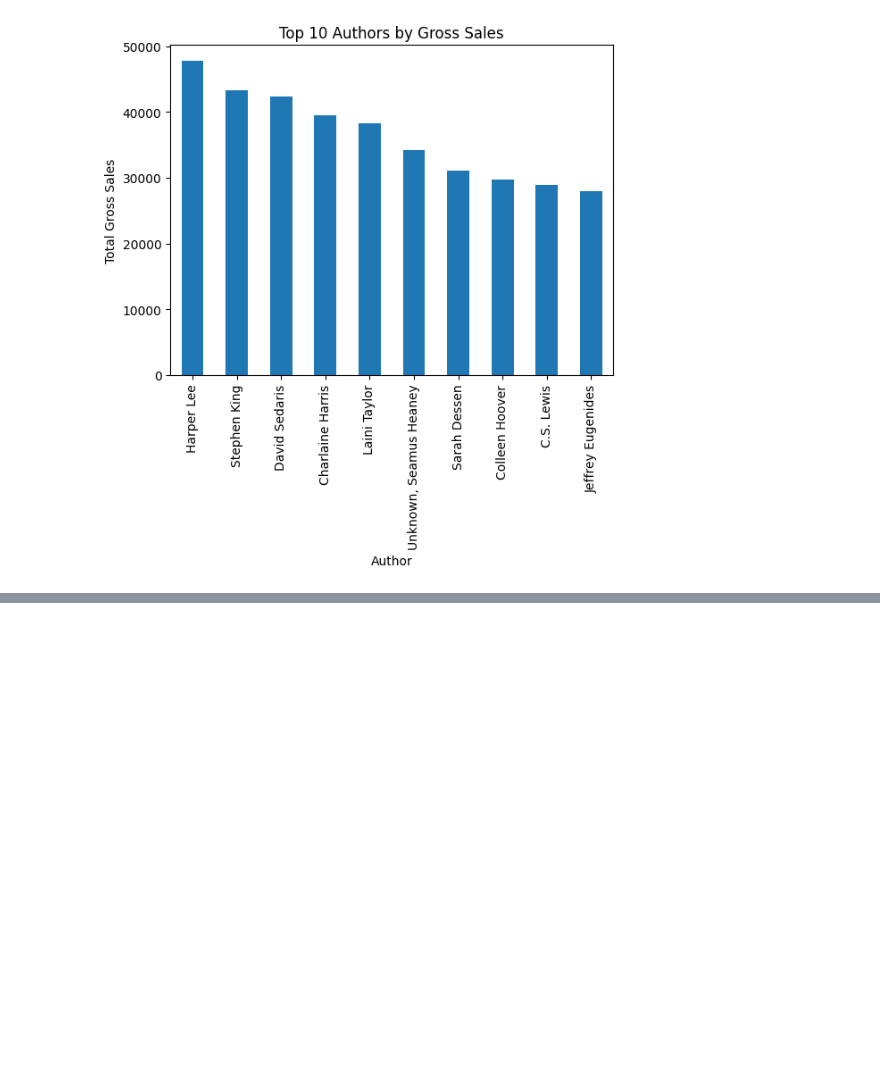
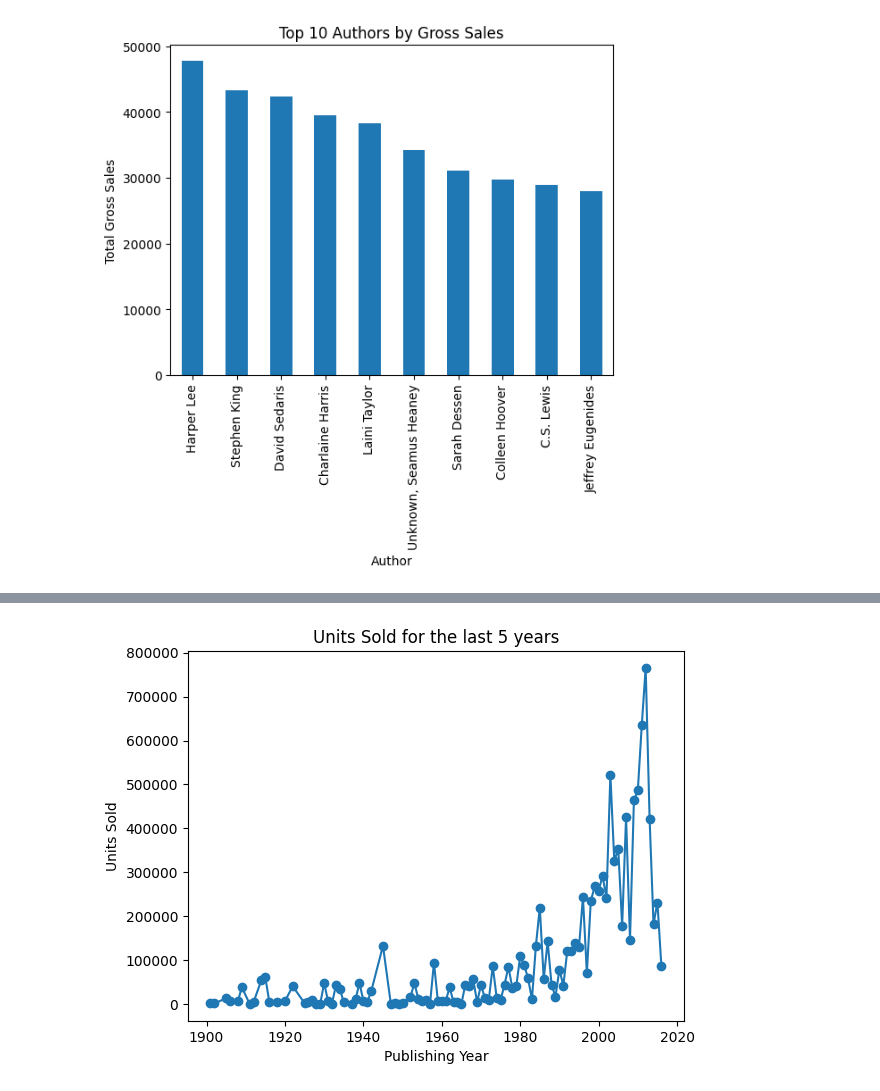
Before and after one commit to Abdul-Rafay-web/Data-Wrangling, a Jupyter notebook: Books Data Analysis and EDA/books_data_analysis.ipynb, the cells around one changed output, grey strips where cells are left out. Cells and saved outputs as stored; diff of their text form; code cells hidden in the pictures; blank space fills up the shorter version.

```diff
--- a/Books Data Analysis and EDA/books_data_analysis.ipynb
+++ b/Books Data Analysis and EDA/books_data_analysis.ipynb
@@ -163,0 +188,8 @@ plt.show()
+# %%
+df.groupby('Publishing Year')['units sold'].sum().plot(kind='line',marker='o')
+plt.xlabel('Publishing Year')
+plt.ylabel('Units Sold')
+plt.title('Units Sold for the last 5 years')
+plt.show()
+# %% [output]
+[figure, added]
```
Also changed, not shown: parts of 2 cells of this notebook.
